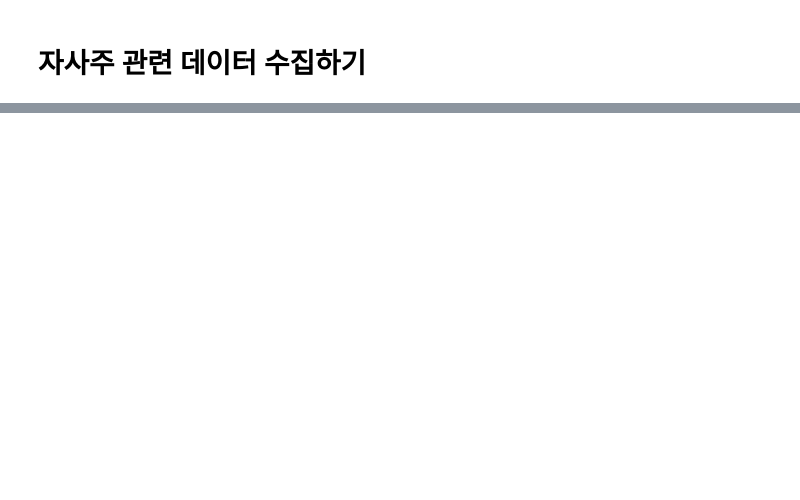
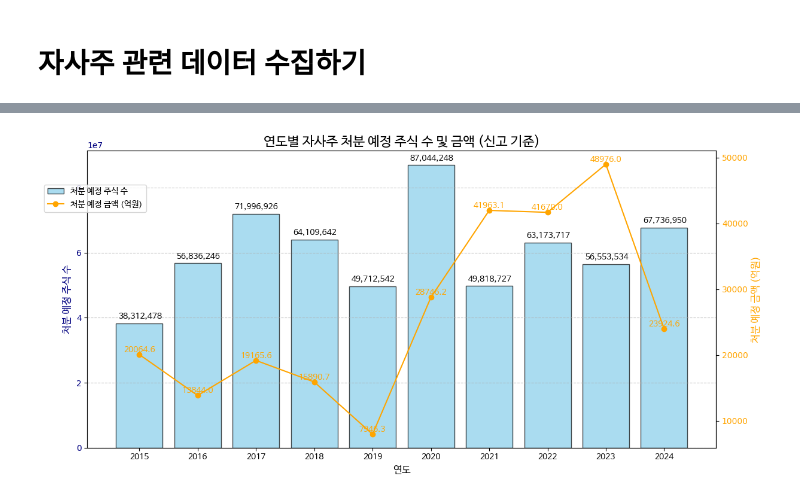
Before and after one commit to beaten-by-the-market/dart_disclosure, a Jupyter notebook: basic_listing_data.ipynb, the cells around one changed output, grey strips where cells are left out. Saved outputs shown, nothing was run; the diff lists cells and outputs as text; code cells hidden in the pictures; blank space fills up the shorter version.

```diff
--- a/basic_listing_data.ipynb
+++ b/basic_listing_data.ipynb
@@ -487,0 +705,18 @@ plt.show()
+# %%
+# 멀티인덱스를 1단계로 변환 (문자열 변환 추가)
+df_dart_buyback_sell.columns = ['_'.join(map(str, filter(None, col))) for col in df_dart_buyback_sell.columns]
+
+# 접수일을 datetime으로 변환 및 연도 추출
+df_dart_buyback_sell['접수일_접수일_접수일'] = pd.to_datetime(df_dart_buyback_sell['접수일_접수일_접수일'])
+df_dart_buyback_sell['연도'] = df_dart_buyback_sell['접수일_접수일_접수일'].dt.year
+
+# 데이터 타입 변경
+df_dart_buyback_sell['연도'] = pd.to_numeric(df_dart_buyback_sell['연도'], errors='coerce').astype('Int64')
+
+df_dart_buyback_sell['처분예정주식(주)_처분예정주식(주)_보통주식'] = pd.to_numeric(
+    df_dart_buyback_sell['처분예정주식(주)_처분예정주식(주)_보통주식'], errors='coerce').fillna(0)
+
+df_dart_buyback_sell['처분예정금액(원)_처분예정금액(원)_보통주식'] = pd.to_numeric(
+    df_dart_buyback_sell['처분예정금액(원)_처분예정금액(원)_보통주식'], errors='coerce').fillna(0) / 1e8  # 원 -> 억 원 변환
+
+df_dart_buyback_sell.head()
@@ -487,0 +733,62 @@ plt.show()
+# %%
+# 연도별 처분예정주식(주) 및 처분예정금액 집계
+annual_summary = df_dart_buyback_sell.groupby('연도').agg({
+    '처분예정주식(주)_처분예정주식(주)_보통주식': 'sum',
+    '처분예정금액(원)_처분예정금액(원)_보통주식': 'sum'
+})
+
+# 그래프 크기 설정
+fig, ax1 = plt.subplots(figsize=(12, 6))
+
+# 막대 그래프: 연도별 취득 예정 주식 수
+bars = ax1.bar(annual_summary.index,
+               annual_summary['처분예정주식(주)_처분예정주식(주)_보통주식'],
+               color='skyblue', edgecolor='black', alpha=0.7, label='처분 예정 주식 수')
+ax1.set_xlabel('연도', fontproperties=font, fontsize=12)
+ax1.set_ylabel('처분 예정 주식 수', fontproperties=font, fontsize=12, color='navy')
+ax1.tick_params(axis='y', labelcolor='navy')
+
+# x축 눈금 설정 (모든 연도 표시)
+plt.xticks(annual_summary.index, fontproperties=font, fontsize=10)
+
+# 데이터 라벨 추가 (막대 그래프)
+texts = []
+for bar in bars:
+    height = bar.get_height()
+    if height > 0:  # 데이터가 있는 경우에만 레이블 추가
+        texts.append(ax1.text(bar.get_x() + bar.get_width() / 2., height,
+                              f'{height:,.0f}', ha='center', va='bottom',
+                              fontproperties=font, fontsize=10))
+
+# 보조축 추가: 취득 예정 금액
+ax2 = ax1.twinx()
+line, = ax2.plot(annual_summary.index,
+                 annual_summary['처분예정금액(원)_처분예정금액(원)_보통주식'],
+                 color='orange', marker='o', label='처분 예정 금액 (억원)')
+ax2.set_ylabel('처분 예정 금액 (억원)', fontproperties=font, fontsize=12, color='orange')
+ax2.tick_params(axis='y', labelcolor='orange')
+
+# 선 그래프 레이블 추가
+for i, value in enumerate(annual_summary['처분예정금액(원)_처분예정금액(원)_보통주식']):
+    ax2.text(annual_summary.index[i], value, f'{value:.1f}',
+             color='orange', fontsize=10, ha='center', va='bottom', fontproperties=font)
+
+# adjustText를 사용하여 레이블 위치 조정
+adjust_text(texts, ax=ax1)
+
+# y축 그리드 추가
+ax1.grid(axis='y', linestyle='--', alpha=0.7)
+
+# 범례 추가
+fig.legend(loc='upper right', bbox_to_anchor=(0.1, 0.9), bbox_transform=ax1.transAxes, prop=font)
+
+# 그래프 제목 설정
+plt.title('연도별 자사주 처분 예정 주식 수 및 금액 (신고 기준)', fontproperties=font, fontsize=16)
+
+# 그래프 여백 조정
+plt.tight_layout()
+
+# 그래프 표시
+plt.show()
+# %% [output]
+[figure, added]
```
Also changed, not shown: parts of 67 cells of this notebook.
